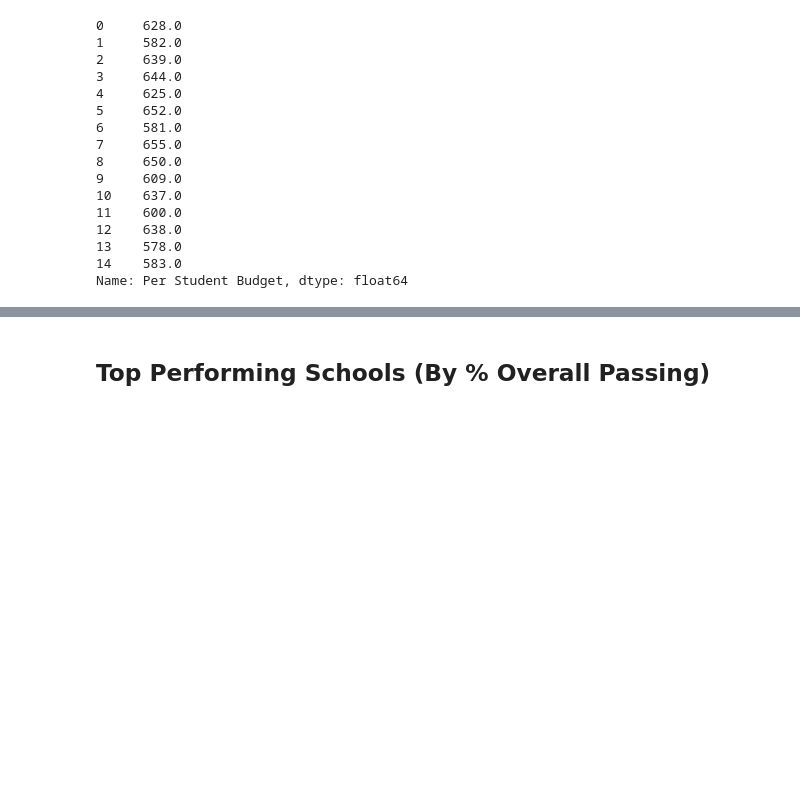
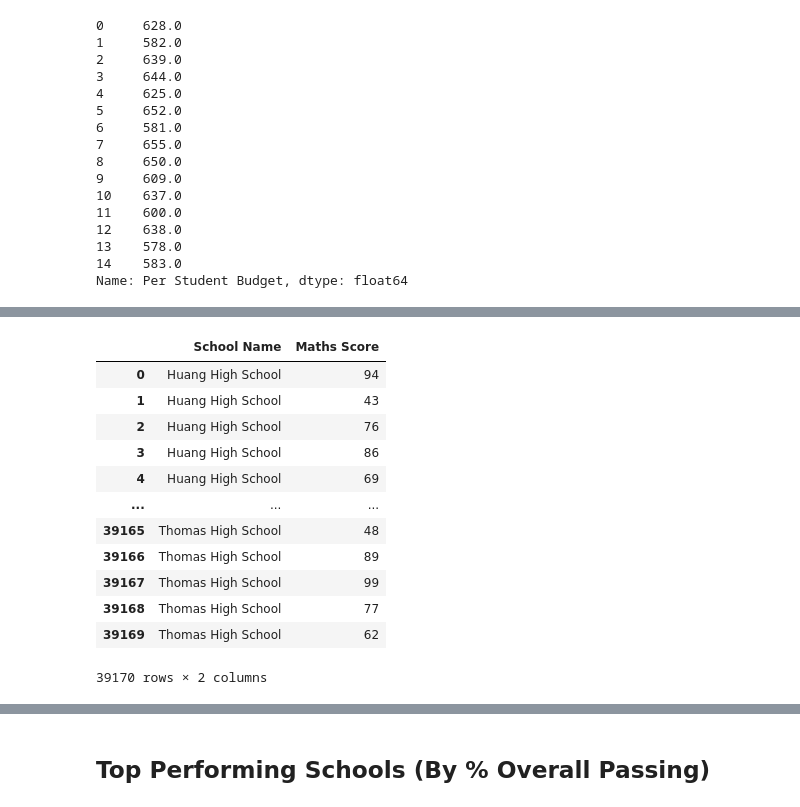
Before and after one commit to SandraBotica/pandas-challenge, a Jupyter notebook: PyCitySchools/PyCitySchools_starter.ipynb, the cells around one changed output, grey strips where cells are left out. Drawn from its saved outputs; the diff is of its cells as text; code cells hidden in the pictures; blank space fills up the shorter version.

```diff
--- a/PyCitySchools/PyCitySchools_starter.ipynb
+++ b/PyCitySchools/PyCitySchools_starter.ipynb
@@ -274,0 +289,17 @@ TypeError: unsupported operand type(s) for /: 'method' and 'list'
+# %%
+Maths_df = renamed_df[["School Name","Maths Score"]]
+Maths_df
+# %% [output]
+|  | School Name | Maths Score |
+| 0 | Huang High School | 94 |
+| 1 | Huang High School | 43 |
+| 2 | Huang High School | 76 |
+| 3 | Huang High School | 86 |
+| 4 | Huang High School | 69 |
+| ... | ... | ... |
+| 39165 | Thomas High School | 48 |
+| 39166 | Thomas High School | 89 |
+| 39167 | Thomas High School | 99 |
+| 39168 | Thomas High School | 77 |
+| 39169 | Thomas High School | 62 |
+39170 rows × 2 columns
```
Also changed, not shown: parts of 21 cells of this notebook.
